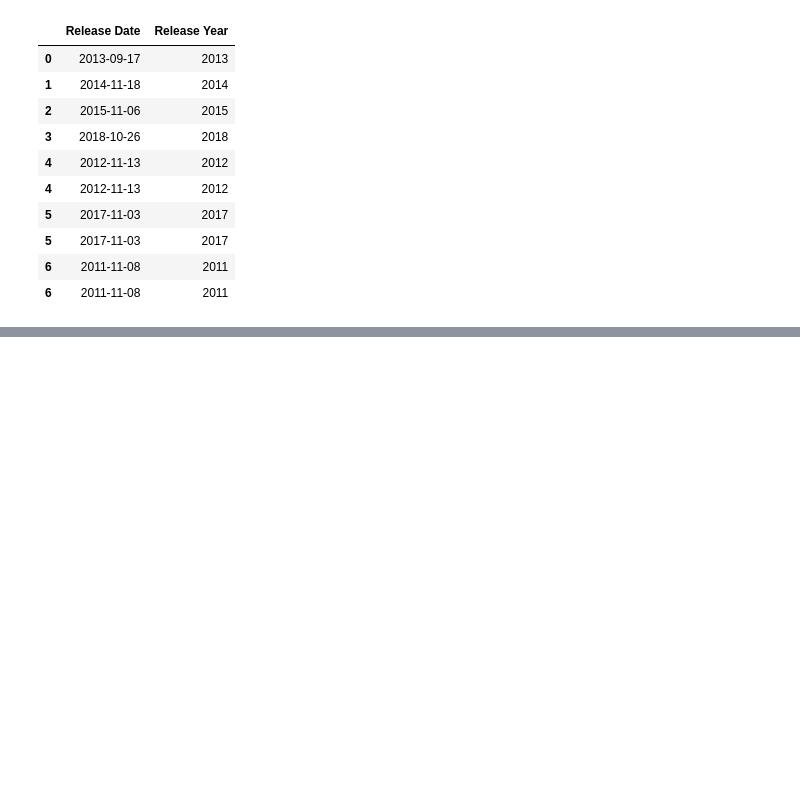
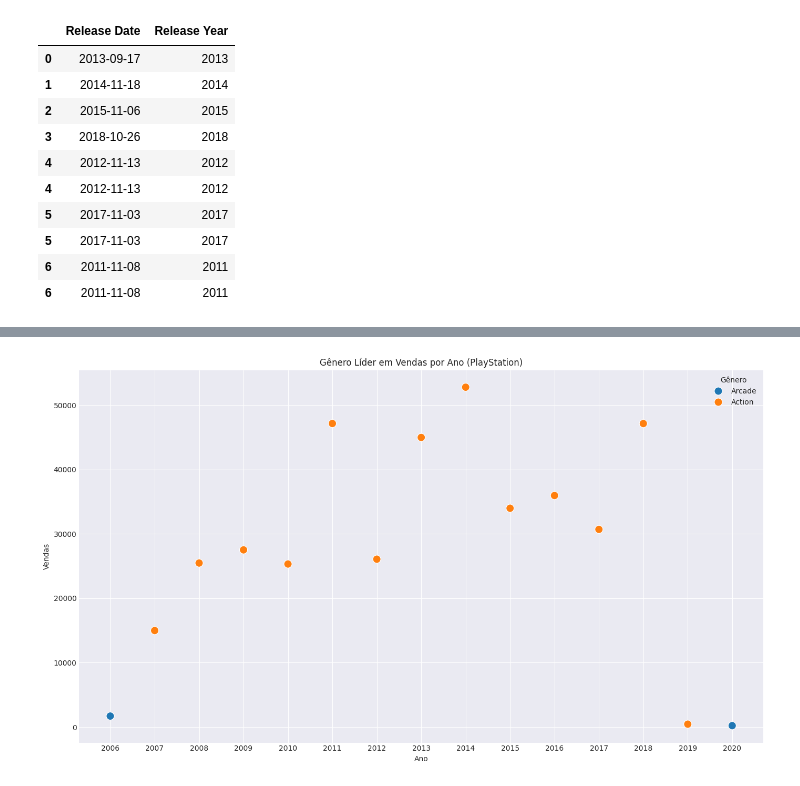
Before and after one commit to uAugustoVR/metadados-playstation, a Jupyter notebook: notebooks/analysis.ipynb, the cells around one changed output, grey strips where cells are left out. Saved outputs shown, nothing was run; the diff lists cells and outputs as text; code cells hidden in the pictures; blank space fills up the shorter version.

```diff
--- a/notebooks/analysis.ipynb
+++ b/notebooks/analysis.ipynb
@@ -787,0 +857,20 @@ print(top_genre_by_console)
+# %%
+# Gênero líder de vendas por ano
+year_genre = (
+    df_exp[df_exp['Genre List'] != 'Unknown']
+    .groupby(['Release Year', 'Genre List'])['Sales Fraction']
+    .sum()
+    .reset_index()
+)
+
+year_genre_valid = year_genre[year_genre['Sales Fraction'] > 0]
+# year_genre_valid = year_genre[year_genre['Genre List'] != 'Action']
+
+top_genres_by_sales = (
+    year_genre_valid.loc[
+        year_genre_valid.groupby('Release Year')['Sales Fraction'].idxmax()
+    ]
+    .reset_index(drop=True)
+)
+
+top_genres_by_sales.head(15)
@@ -787,0 +978,25 @@ print(top_genre_by_console)
+# %%
+# Gráfico: Gênero líder de vendas por ano
+plt.figure(figsize=(14, 8))
+
+sns.scatterplot(
+    data=top_genres_by_sales,
+    x='Release Year',
+    y='Sales Fraction',
+    hue='Genre List',
+    s=120
+)
+
+# Formata como milhares
+plt.gca().yaxis.set_major_formatter(
+    mticker.FuncFormatter(lambda x, pos: f'{x/1e3:.0f}')
+)
+
+plt.title('Gênero Líder em Vendas por Ano (PlayStation)')
+plt.xlabel('Ano')
+plt.ylabel('Vendas')
+plt.legend(title='Gênero')
+plt.tight_layout()
+plt.show()
+# %% [output]
+[figure, added]
```
Also changed, not shown: parts of 10 cells of this notebook, 2 other files.
